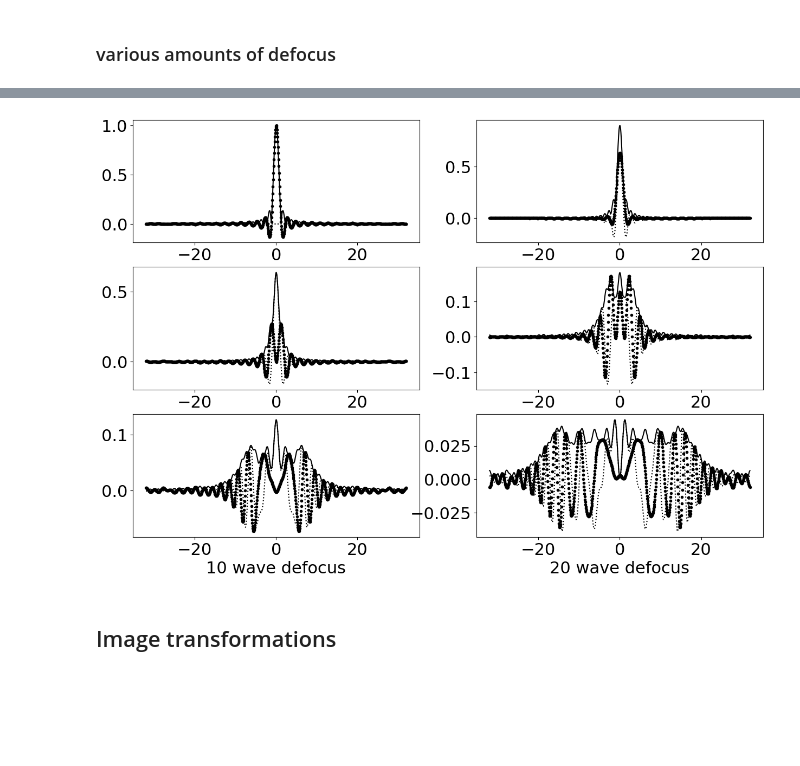
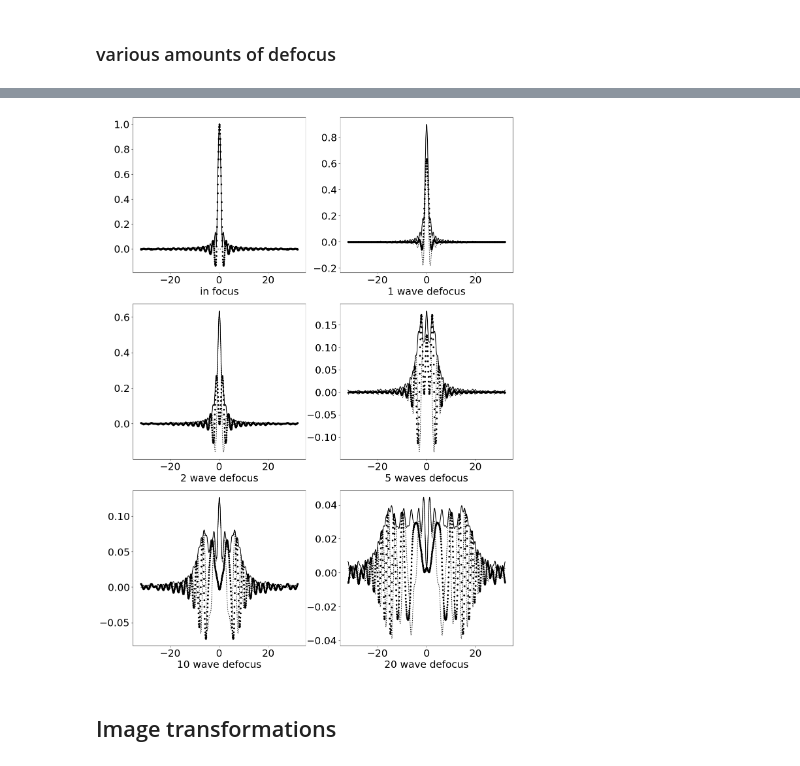
Before and after one commit to arizonaCameraLab/computationalImaging, a Jupyter notebook: Chapter6CoherentSystems/CoherentDefocus.ipynb, the cells around one changed output, grey strips where cells are left out. Saved outputs shown, nothing was run; the diff lists cells and outputs as text; code cells hidden in the pictures; blank space fills up the shorter version.

```diff
--- a/Chapter6CoherentSystems/CoherentDefocus.ipynb
+++ b/Chapter6CoherentSystems/CoherentDefocus.ipynb
@@ -120,7 +120,7 @@ plt.plot(side,np.real(h[:,np.int16(N/2)])/hpeak,'k.',side,np.imag(h[:,np.int16(N
 ### various amounts of defocus
 # %%
 # all spatial units are lambda f/#, spatial frequency in units of 1/lambda f/#
-plt.figure(figsize=(15,10))
+plt.figure(figsize=(15,21))
 X=32
 N=1024
 side = np.linspace(-X, X, N)
@@ -142,34 +142,34 @@ plt.plot(side,np.real(h[:,np.int16(N/2)])/hpeak,'k.',side,np.imag(h[:,np.int16(N
 plt.xlabel('1 wave defocus')
 plt.subplot(3,2,3)
 w20=2
 H = np.exp(2*np.pi*1j*w20*(U**2+V**2))*pupil(np.sqrt(U**2+V**2))
 h=np.fft.fftshift(np.fft.fft2(np.fft.fftshift(H)))
 plt.plot(side,np.real(h[:,np.int16(N/2)])/hpeak,'k.',side,np.imag(h[:,np.int16(N/2)])/hpeak,'k:',side,np.abs(h[:,np.int16(N/2)])/hpeak,'k')
 plt.xlabel('2 wave defocus')
 plt.subplot(3,2,4)
 w20=5
 H = np.exp(2*np.pi*1j*w20*(U**2+V**2))*pupil(np.sqrt(U**2+V**2))
 h=np.fft.fftshift(np.fft.fft2(np.fft.fftshift(H)))
 plt.plot(side,np.real(h[:,np.int16(N/2)])/hpeak,'k.',side,np.imag(h[:,np.int16(N/2)])/hpeak,'k:',side,np.abs(h[:,np.int16(N/2)])/hpeak,'k')
 plt.xlabel('5 waves defocus')
 plt.subplot(3,2,5)
 w20=10
 H = np.exp(2*np.pi*1j*w20*(U**2+V**2))*pupil(np.sqrt(U**2+V**2))
 h=np.fft.fftshift(np.fft.fft2(np.fft.fftshift(H)))
 plt.plot(side,np.real(h[:,np.int16(N/2)])/hpeak,'k.',side,np.imag(h[:,np.int16(N/2)])/hpeak,'k:',side,np.abs(h[:,np.int16(N/2)])/hpeak,'k')
 plt.xlabel('10 wave defocus')
 plt.subplot(3,2,6)
 w20=20
 H = np.exp(2*np.pi*1j*w20*(U**2+V**2))*pupil(np.sqrt(U**2+V**2))
 h=np.fft.fftshift(np.fft.fft2(np.fft.fftshift(H)))
 plt.plot(side,np.real(h[:,np.int16(N/2)])/hpeak,'k.',side,np.imag(h[:,np.int16(N/2)])/hpeak,'k:',side,np.abs(h[:,np.int16(N/2)])/hpeak,'k')
 plt.xlabel('20 wave defocus')
 plt.savefig('coherentDefocusPSF.pdf')
 files.download('coherentDefocusPSF.pdf')
 # %% [output]
 [interactive output not drawn]
 [interactive output not drawn]
-[figure, old version]
+[figure, new version]
 # %% [markdown]
 ## Image transformations
 # %% [markdown]
```
Also changed, not shown: parts of 4 cells of this notebook.
